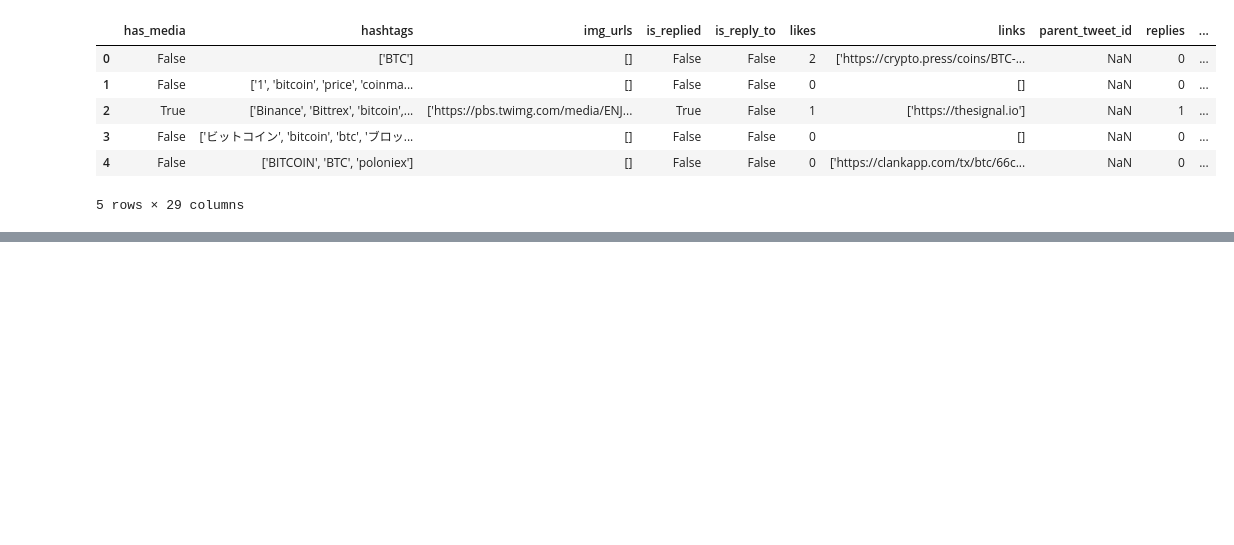
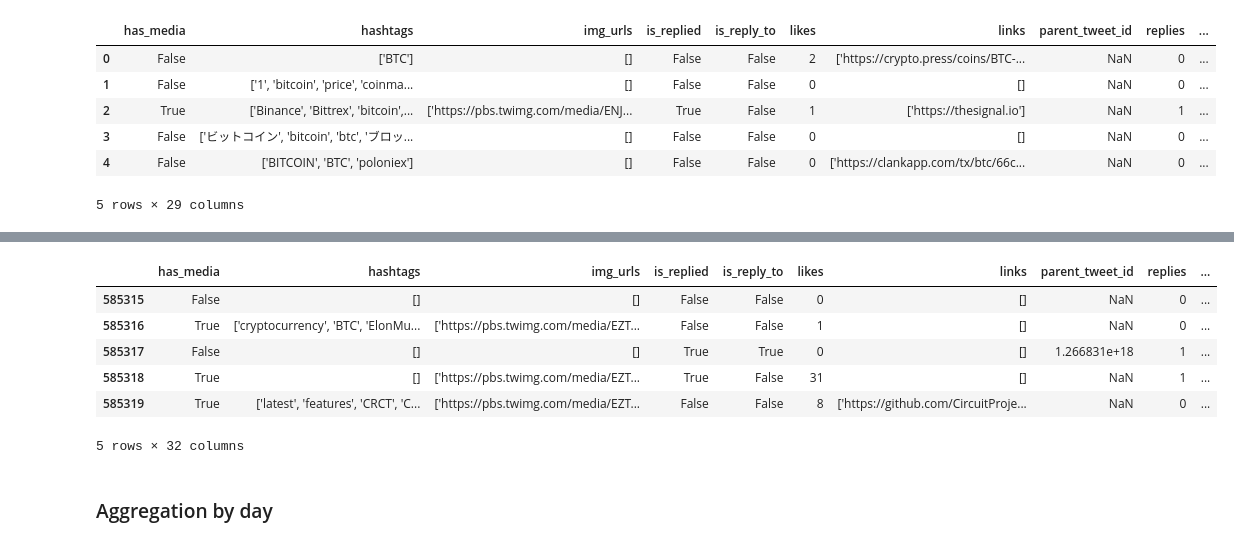
Before and after one commit to smidtfab/crypto_volatility, a Jupyter notebook: create_final_df.ipynb, the cells around one changed output, grey strips where cells are left out. Saved outputs shown, nothing was run; the diff lists cells and outputs as text; code cells hidden in the pictures; blank space fills up the shorter version.

```diff
--- a/create_final_df.ipynb
+++ b/create_final_df.ipynb
@@ -272,3 +256,15 @@ Index(['has_media', 'hashtags', 'img_urls', 'is_replied', 'is_reply_to',
       dtype='object')
+# %%
+btc_merged.tail()
+# %% [output]
+|  | has_media | hashtags | img_urls | is_replied | is_reply_to | likes | links | parent_tweet_id | replies | ... |
+| 585315 | False | [] | [] | False | False | 0 | [] | NaN | 0 | ... |
+| 585316 | True | ['cryptocurrency', 'BTC', 'ElonMu... | ['https://pbs.twimg.com/media/EZT... | False | False | 1 | [] | NaN | 0 | ... |
+| 585317 | False | [] | [] | True | True | 0 | [] | 1.266831e+18 | 1 | ... |
+| 585318 | True | [] | ['https://pbs.twimg.com/media/EZT... | True | False | 31 | [] | NaN | 1 | ... |
+| 585319 | True | ['latest', 'features', 'CRCT', 'C... | ['https://pbs.twimg.com/media/EZT... | False | False | 8 | ['https://github.com/CircuitProje... | NaN | 0 | ... |
+5 rows × 32 columns
 # %%
 btc_merged.to_csv('data/btc_final.csv', index=False)
+# %% [markdown]
+### Aggregation by day
```
Also changed, not shown: parts of 17 cells of this notebook.
